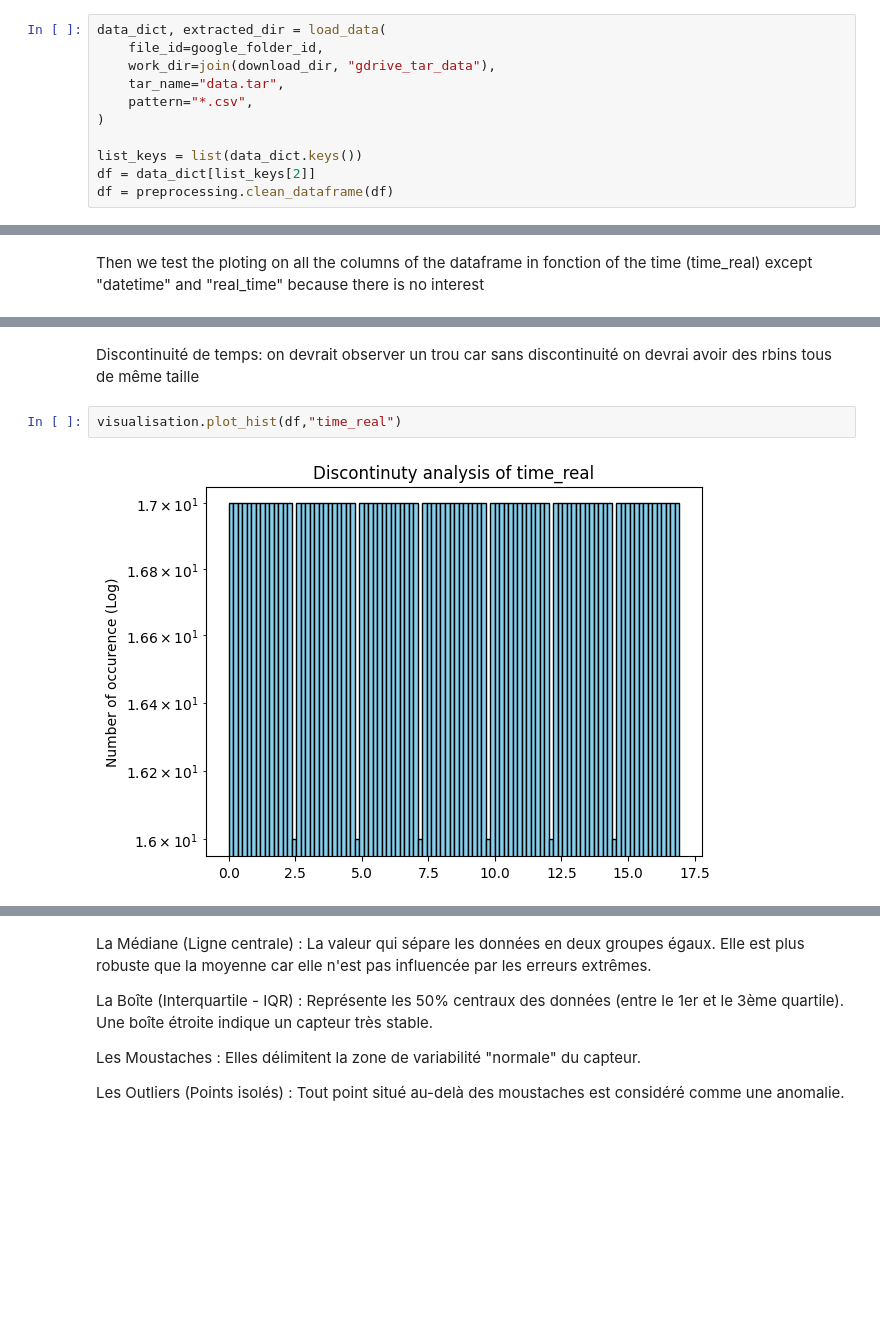
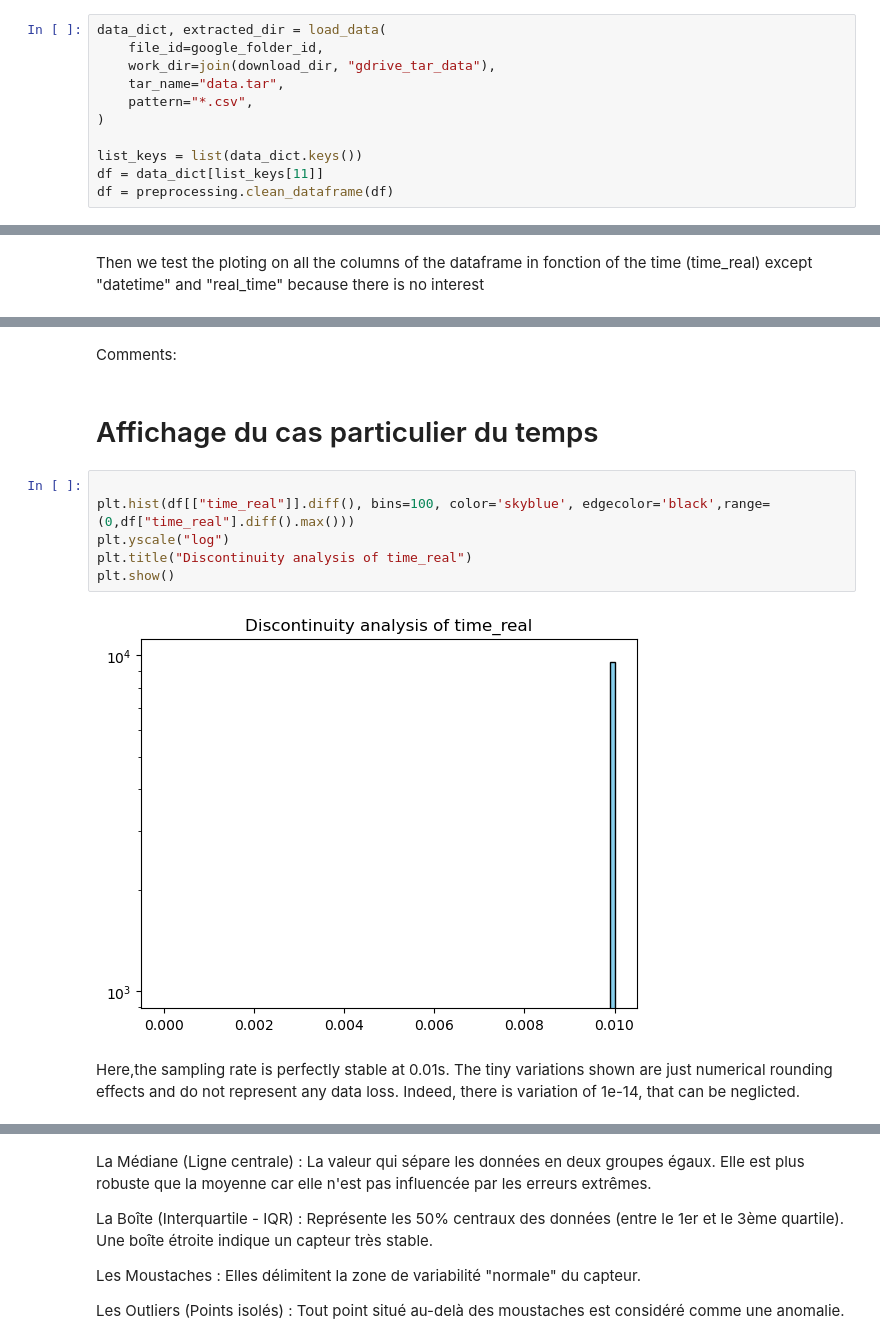
Before and after one commit to lukasfauli/Projet-recheche-INSA-anomaly-detection-librairy, a Jupyter notebook: studies_stats/work01-data_exploration/anl01p2-visualisation.ipynb, the cells around one changed output, grey strips where cells are left out. Saved outputs shown, nothing was run; the diff lists cells and outputs as text; blank space fills up the shorter version.

```diff
--- a/studies_stats/work01-data_exploration/anl01p2-visualisation.ipynb
+++ b/studies_stats/work01-data_exploration/anl01p2-visualisation.ipynb
@@ -28,7 +26,7 @@ data_dict, extracted_dir = load_data(
 )
 
 list_keys = list(data_dict.keys())
-df = data_dict[list_keys[2]]
+df = data_dict[list_keys[11]]
 df = preprocessing.clean_dataframe(df)
 # %%
 df.columns
@@ -78,7 +76,15 @@ plt.show()
-# %% [markdown]
-Discontinuité de temps: on devrait observer un trou car sans discontinuité on devrai avoir des rbins tous de même taille
+# %% [markdown]
+Comments:
+# %% [markdown]
+# Affichage du cas particulier du temps
 # %%
-visualisation.plot_hist(df,"time_real")
+
+plt.hist(df[["time_real"]].diff(), bins=100, color='skyblue', edgecolor='black',range=(0,df["time_real"].diff().max()))
+plt.yscale("log")
+plt.title("Discontinuity analysis of time_real")
+plt.show()
 # %% [output]
-[figure, old version]
+[figure, new version]
+# %% [markdown]
+Here,the sampling rate is perfectly stable at 0.01s. The tiny variations shown are just numerical rounding effects and do not represent any data loss. Indeed, there is variation of 1e-14, that can be neglicted.
 # %% [markdown]
```
Also changed, not shown: parts of 7 cells of this notebook, 2 other files.
